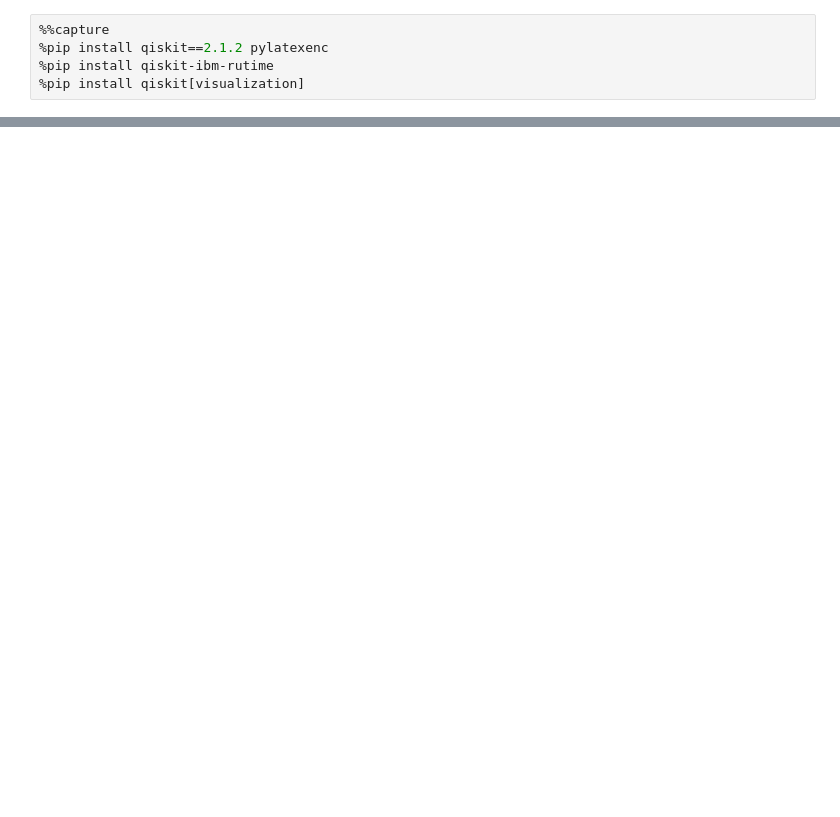
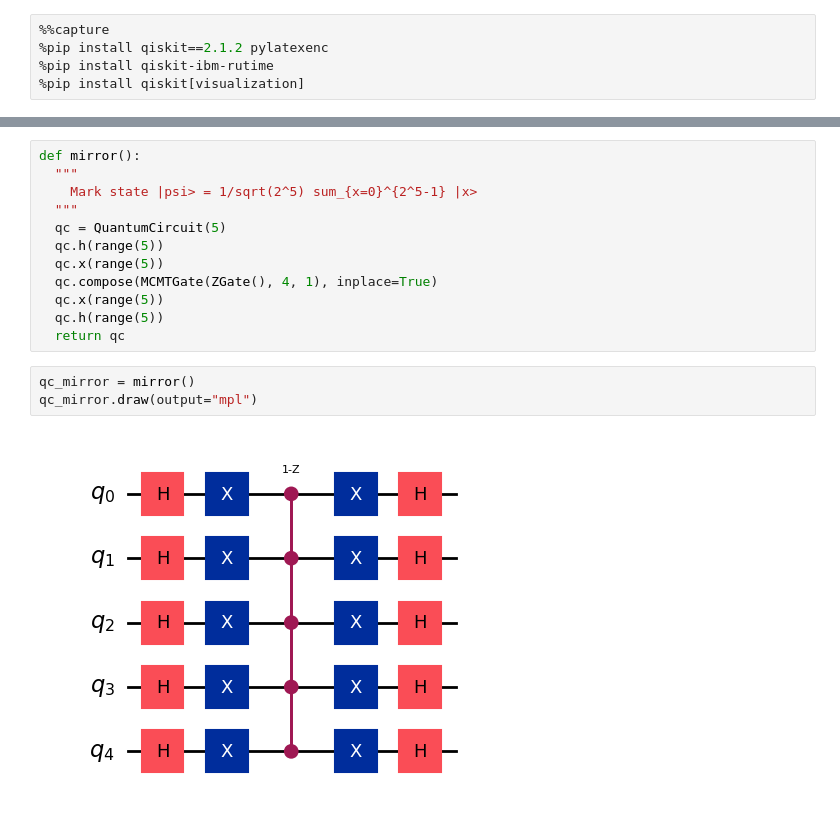
Before and after one commit to DuarteMagano/AcademiaDeFisica, a Jupyter notebook: grover.ipynb, the cells around one changed output, grey strips where cells are left out. Cells and saved outputs as stored; diff of their text form; blank space fills up the shorter version.

```diff
--- a/grover.ipynb
+++ b/grover.ipynb
@@ -196,0 +35,17 @@ New key size: 36
+# %%
+def mirror():
+  """
+    Mark state |psi> = 1/sqrt(2^5) sum_{x=0}^{2^5-1} |x>
+  """
+  qc = QuantumCircuit(5)
+  qc.h(range(5))
+  qc.x(range(5))
+  qc.compose(MCMTGate(ZGate(), 4, 1), inplace=True)
+  qc.x(range(5))
+  qc.h(range(5))
+  return qc
+# %%
+qc_mirror = mirror()
+qc_mirror.draw(output="mpl")
+# %% [output]
+[figure, added]
```
Also changed, not shown: parts of 31 cells of this notebook.
